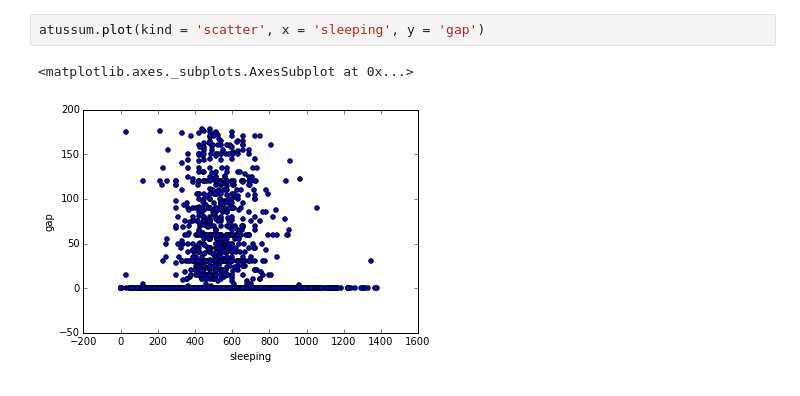
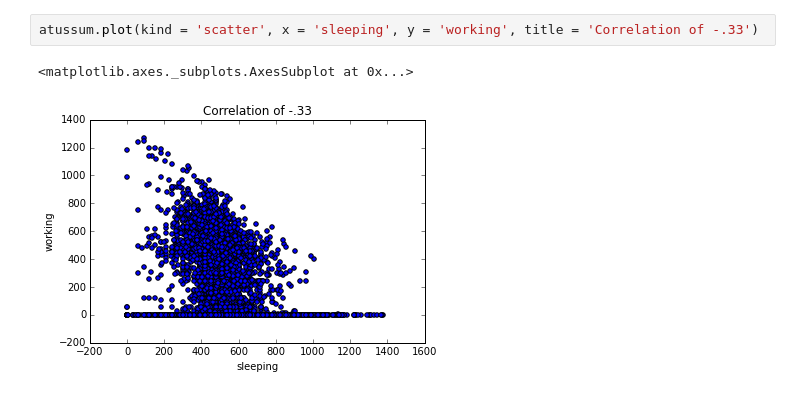
Before and after one commit to andrewmpierce/time-analysis, a Jupyter notebook: time_analysis.ipynb, the cells around one changed output. Cells and saved outputs as stored; diff of their text form.

```diff
--- a/time_analysis.ipynb
+++ b/time_analysis.ipynb
@@ -70,5 +59,5 @@ Name: sleeping, dtype: int64
 # %%
-atussum.plot(kind = 'scatter', x = 'sleeping', y = 'gap')
+atussum.plot(kind = 'scatter', x = 'sleeping', y = 'working', title = 'Correlation of -.33')
 # %% [output]
 <matplotlib.axes._subplots.AxesSubplot at 0x...>
-[figure, old version]
+[figure, new version]
```
Also changed, not shown: parts of 12 cells of this notebook.
